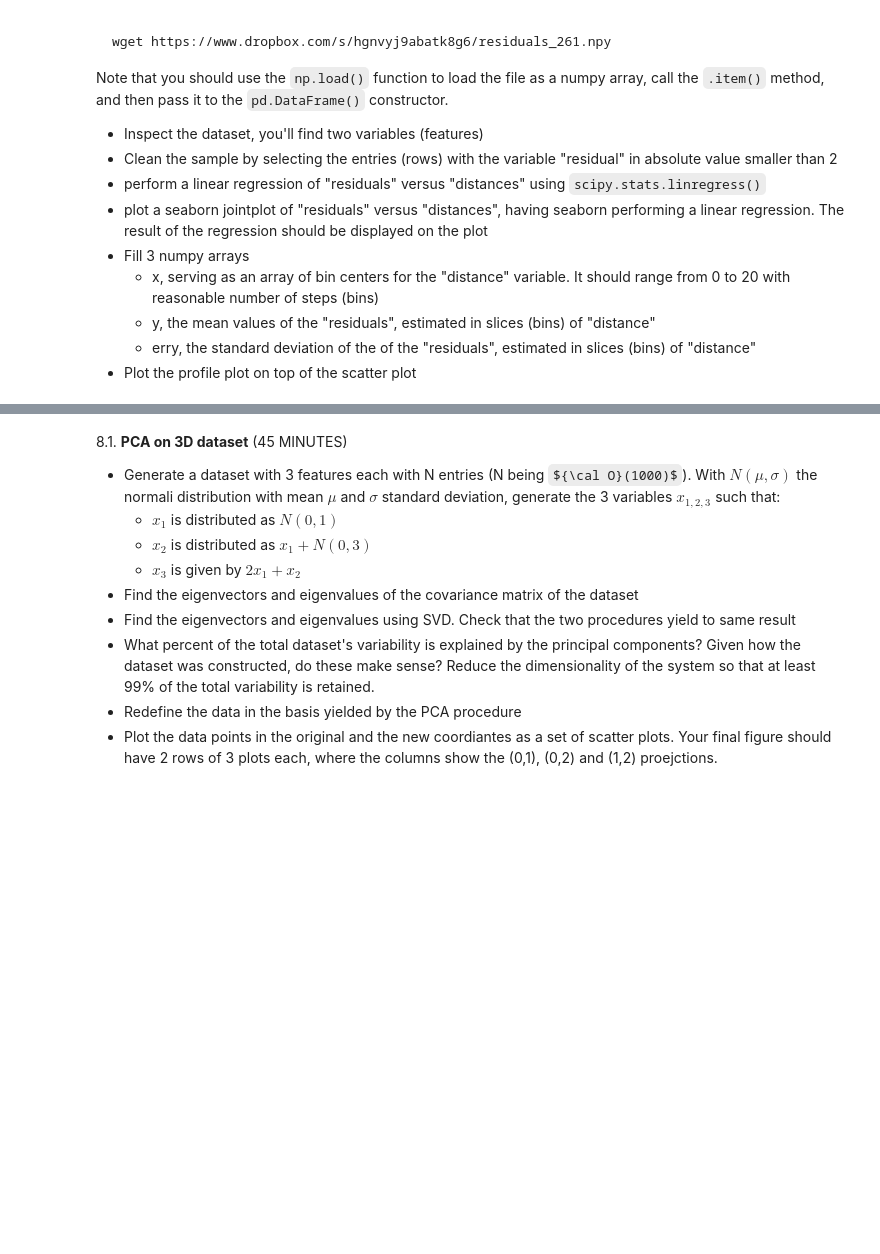
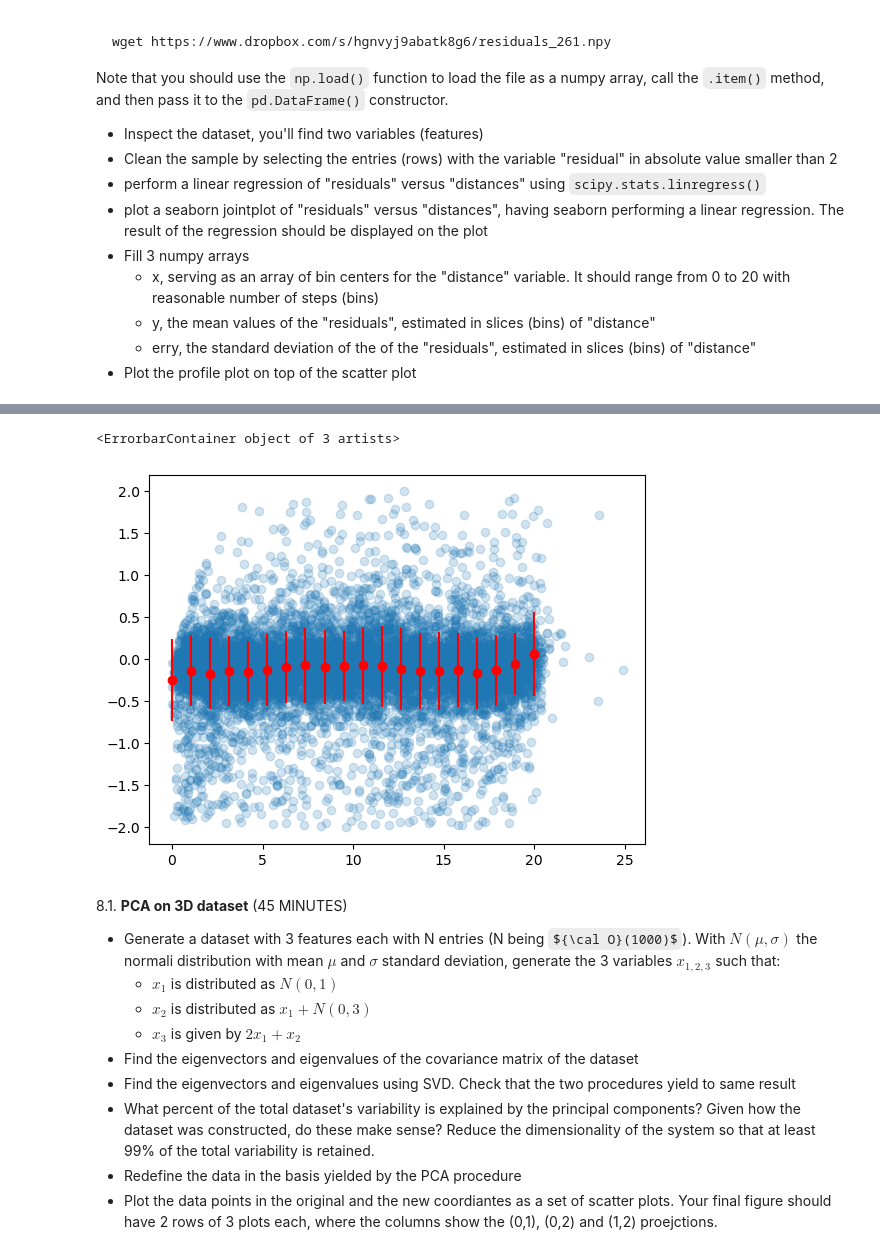
Before and after one commit to vepe99/LaboratoryOfComputationalPhysics_Y5, a Jupyter notebook: Exam_ex/Exam test.ipynb, the cells around one changed output, grey strips where cells are left out. Saved outputs shown, nothing was run; the diff lists cells and outputs as text; code cells hidden in the pictures; some formulas as TeX source; blank space fills up the shorter version.

```diff
--- a/Exam_ex/Exam test.ipynb
+++ b/Exam_ex/Exam test.ipynb
@@ -140,3 +297,21 @@ Note that you should use the `np.load()` function to load the file as a numpy ar
+# %%
+#array
+X = np.linspace(0, 20, 20)
+y = []
+err=[]
+for i in X:
+    k = data[(data['distances']>i) & (data['distances']< i+1)]['residuals']
+    y.append(k.mean())
+    err.append(k.std())
+
+y = np.array(y)
+err = np.array(err)
+
+plt.scatter(data['distances'], data['residuals'], alpha=0.2)
+plt.errorbar(X, y, yerr=err, fmt='ro', ecolor='red')
+# %% [output]
+<ErrorbarContainer object of 3 artists>
+[figure, added]
 # %% [markdown]
 8.1\. **PCA on 3D dataset** (45 MINUTES)
 
```
Also changed, not shown: parts of 6 cells of this notebook, 2 other files.
